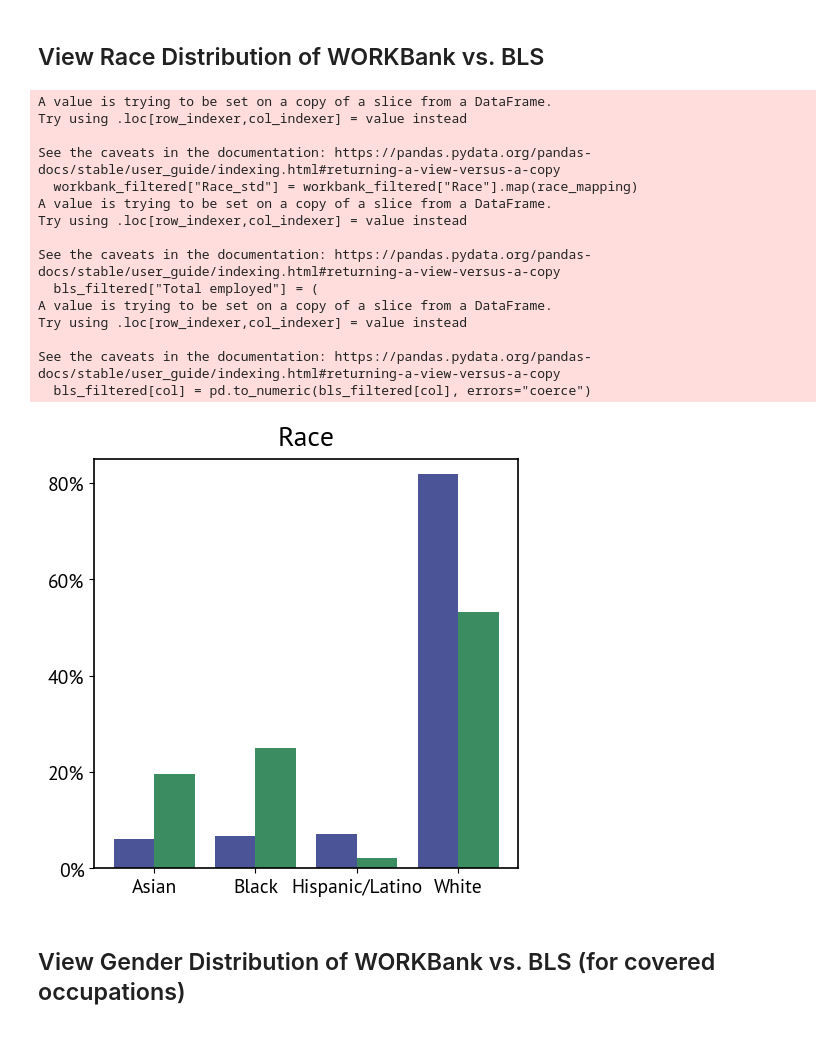
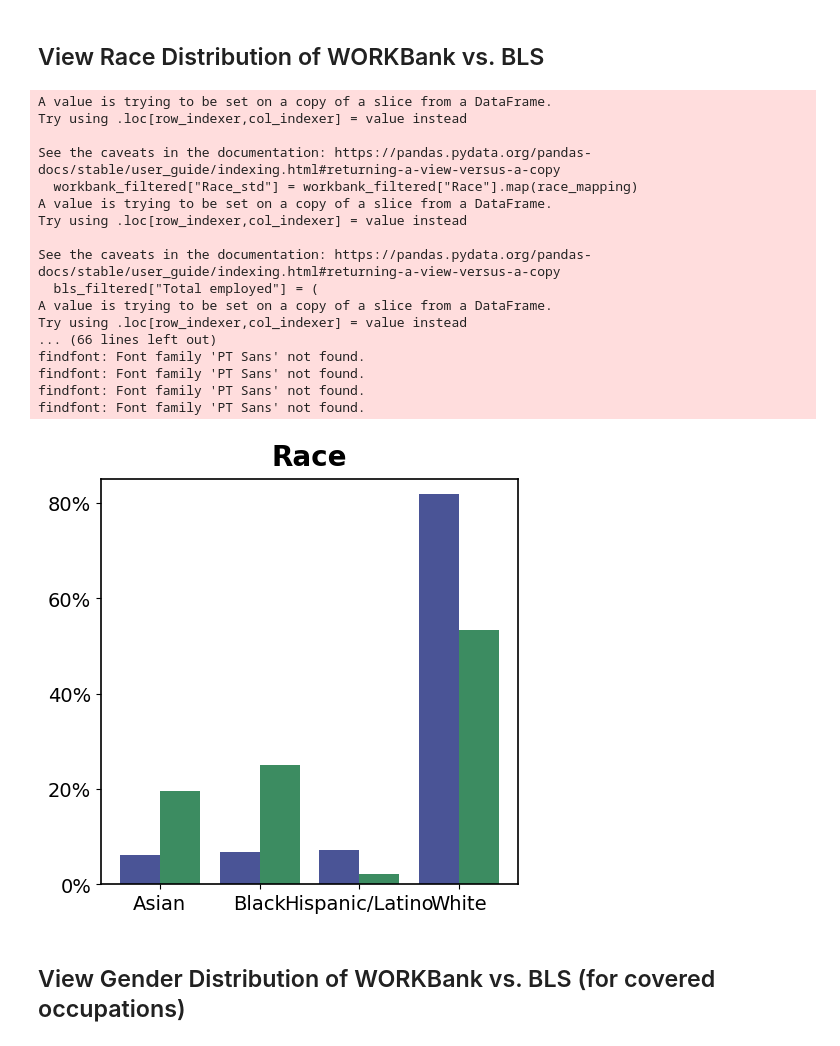
Before and after one commit to chris-page-gov/workbank, a Jupyter notebook: analysis/robustness.ipynb, the cells around one changed output. Cells and saved outputs as stored; diff of their text form; code cells hidden in the pictures.

```diff
--- a/analysis/robustness.ipynb
+++ b/analysis/robustness.ipynb
@@ -234,7 +268,7 @@ def _ax_setup(ax, ylabels, title, show_ylabel=True):
         labelpad=10
     )
 
-    # Apply a stroke (outline) so it visually “thickens” the text:
+    # Apply a stroke (outline) so it visually "thickens" the text:
     label_obj.set_path_effects([
         path_effects.withStroke(linewidth=0.1, foreground="black")
     ])
@@ -273,13 +307,16 @@ def _ax_setup(ax, ylabels, title, show_ylabel=True):
         ax.spines[side].set_linewidth(1.2)
 
 domain_worker_metadata_df["Sector"] = domain_worker_metadata_df["Occupation (O*NET-SOC Title)"].map(occupation_to_sector)
-bls_filtered["Sector"] = bls_filtered["OCC_TITLE"].map(occupation_to_sector)
+
+# Fix: Create explicit copy to avoid SettingWithCopyWarning
+bls_filtered_copy = bls_filtered.copy()
+bls_filtered_copy["Sector"] = bls_filtered_copy["OCC_TITLE"].map(occupation_to_sector)
 
 # WORKBank: count by sector
 workbank_sector_counts = domain_worker_metadata_df["Sector"].value_counts(normalize=True) * 100
 
 # BLS: sum employment by sector for shared occupations, then normalize
-bls_sector_counts = bls_filtered.groupby("Sector")["TOT_EMP"].sum()
+bls_sector_counts = bls_filtered_copy.groupby("Sector")["TOT_EMP"].sum()
 bls_sector_percentages = (bls_sector_counts / bls_sector_counts.sum()) * 100
 
 # Combine for comparison
@@ -301,8 +338,11 @@ labels1_flagged = [
 
 sector_comparison_sorted = sector_comparison.sort_values("WORKBank", ascending=True)
 
-# Set global font
-plt.rcParams["font.family"] = "PT Sans"
+# Set global font to fall back gracefully if PT Sans not available
+try:
+    plt.rcParams["font.family"] = "PT Sans"
+except:
+    plt.rcParams["font.family"] = "sans-serif"  # fallback to default
 
 wrapped_labels1 = [
     "\n".join(textwrap.wrap(label, width=45))
@@ -372,4 +412,5 @@ plt.savefig(
     format="pdf",
     bbox_inches="tight"
 )
+plt.show()
 # %% [output]
@@ -411,21 +464,26 @@ race_mapping = {
     "White": "White",
     "Hispanic": "Hispanic/Latino"
 }
-workbank_filtered["Race_std"] = workbank_filtered["Race"].map(race_mapping)
+
+# Fix: Create explicit copy to avoid SettingWithCopyWarning
+workbank_filtered_copy = workbank_filtered.copy()
+workbank_filtered_copy["Race_std"] = workbank_filtered_copy["Race"].map(race_mapping)
 
 # ---- Step 2: Drop any races not reported by BLS (e.g., Native American, Other) ----
-workbank_filtered = workbank_filtered[workbank_filtered["Race_std"].notnull()]
+workbank_filtered_copy = workbank_filtered_copy[workbank_filtered_copy["Race_std"].notnull()]
 
 # ---- Step 3: Recalculate race distribution in WORKBank ----
 race_counts = (
-    workbank_filtered["Race_std"]
+    workbank_filtered_copy["Race_std"]
     .value_counts(normalize=True)
     .mul(100)
 )
 
 # ---- Step 4: Clean numeric BLS data ----
-bls_filtered["Total employed"] = (
-    bls_filtered["Total employed"]
+# Fix: Create explicit copy to avoid SettingWithCopyWarning
+bls_filtered_copy = bls_filtered.copy()
+bls_filtered_copy["Total employed"] = (
+    bls_filtered_copy["Total employed"]
     .astype(str)
     .str.replace(",", "")
     .astype(float)
@@ -433,11 +491,11 @@ bls_filtered["Total employed"] = (
 
 percentage_columns = ['Women', 'White', 'Black', 'Asian', 'Hispanic/Latino']
 for col in percentage_columns:
-    bls_filtered[col] = pd.to_numeric(bls_filtered[col], errors="coerce")
+    bls_filtered_copy[col] = pd.to_numeric(bls_filtered_copy[col], errors="coerce")
 
 # ---- Step 5: Calculate weighted BLS race averages for shared occupations ----
 def weighted_average(column):
-    return (bls_filtered[column] * bls_filtered["Total employed"]).sum() / bls_filtered["Total employed"].sum()
+    return (bls_filtered_copy[column] * bls_filtered_copy["Total employed"]).sum() / bls_filtered_copy["Total employed"].sum()
 
 bls_race = {
     "White": weighted_average("White"),
@@ -456,37 +514,39 @@ common_races = sorted(common_races)  # consistent ordering
 fig, ax = plt.subplots(figsize=(5, 5))
 fig.patch.set_facecolor("white")
 ax.set_facecolor("white")
 for side in ["left", "right", "top", "bottom"]:
     ax.spines[side].set_color("black")
     ax.spines[side].set_linewidth(1.2)
 
 plt.bar([i - 0.2 for i in x], [bls_race[r] for r in common_races], width=0.4, label="BLS", color="#4a5496")
 plt.bar([i + 0.2 for i in x], [race_counts[r] for r in common_races], width=0.4, label="WORKBank", color="#3c8c61")
 plt.xticks(x, common_races, fontdict={"fontsize": 14, "color": "black"})
 ax.set_ylim(0,85)
 ax.set_yticks([0, 20, 40, 60, 80])
 ax.set_yticklabels(["0%", "20%", "40%", "60%", "80%"], fontdict={"fontsize": 14, "color": "black"})
 plt.title("Race", fontdict={"fontsize": 20, "fontweight": "bold"}, pad=10)
 
 plt.tight_layout()
 plt.show()
 # %% [output]
 A value is trying to be set on a copy of a slice from a DataFrame.
 Try using .loc[row_indexer,col_indexer] = value instead
 
 See the caveats in the documentation: https://pandas.pydata.org/pandas-docs/stable/user_guide/indexing.html#returning-a-view-versus-a-copy
   workbank_filtered["Race_std"] = workbank_filtered["Race"].map(race_mapping)
 A value is trying to be set on a copy of a slice from a DataFrame.
 Try using .loc[row_indexer,col_indexer] = value instead
 
 See the caveats in the documentation: https://pandas.pydata.org/pandas-docs/stable/user_guide/indexing.html#returning-a-view-versus-a-copy
   bls_filtered["Total employed"] = (
 A value is trying to be set on a copy of a slice from a DataFrame.
 Try using .loc[row_indexer,col_indexer] = value instead
-
-See the caveats in the documentation: https://pandas.pydata.org/pandas-docs/stable/user_guide/indexing.html#returning-a-view-versus-a-copy
-  bls_filtered[col] = pd.to_numeric(bls_filtered[col], errors="coerce")
+... (66 lines left out)
+findfont: Font family 'PT Sans' not found.
+findfont: Font family 'PT Sans' not found.
+findfont: Font family 'PT Sans' not found.
+findfont: Font family 'PT Sans' not found.
-[figure, old version]
+[figure, new version]
 # %% [markdown]
 ## View Gender Distribution of WORKBank vs. BLS (for covered occupations)
 # %%
```
Also changed, not shown: parts of 6 cells of this notebook, 1 other file.
